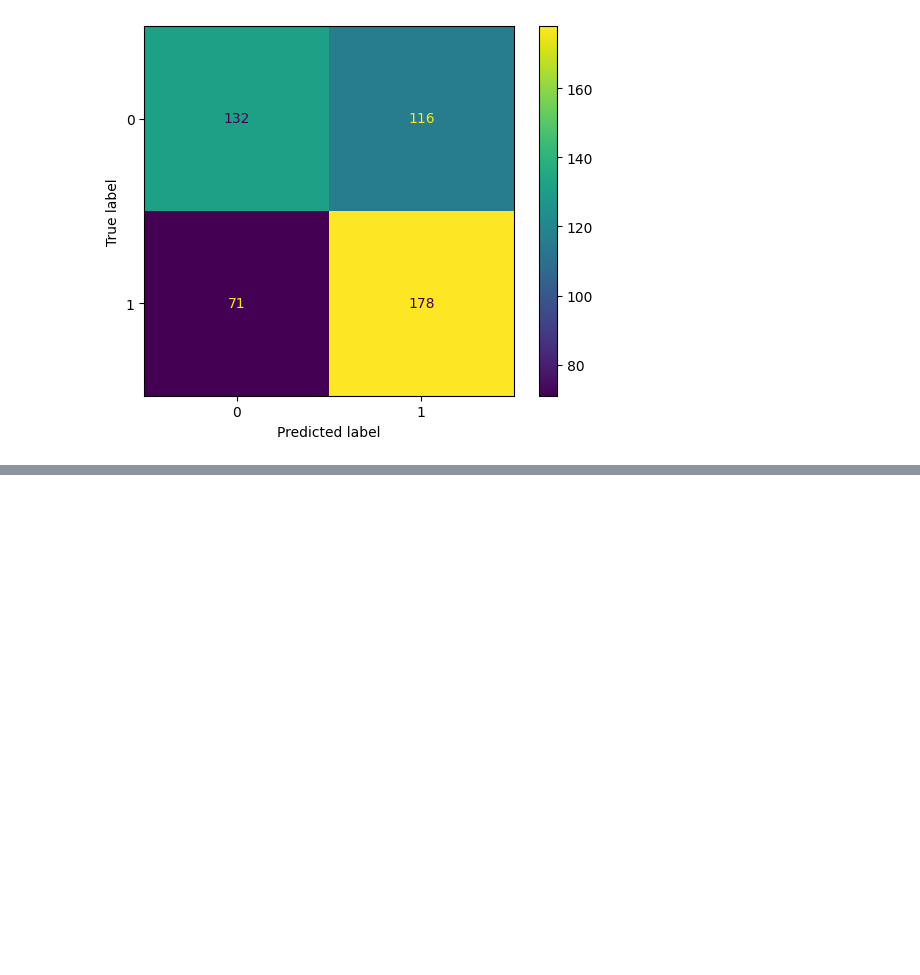
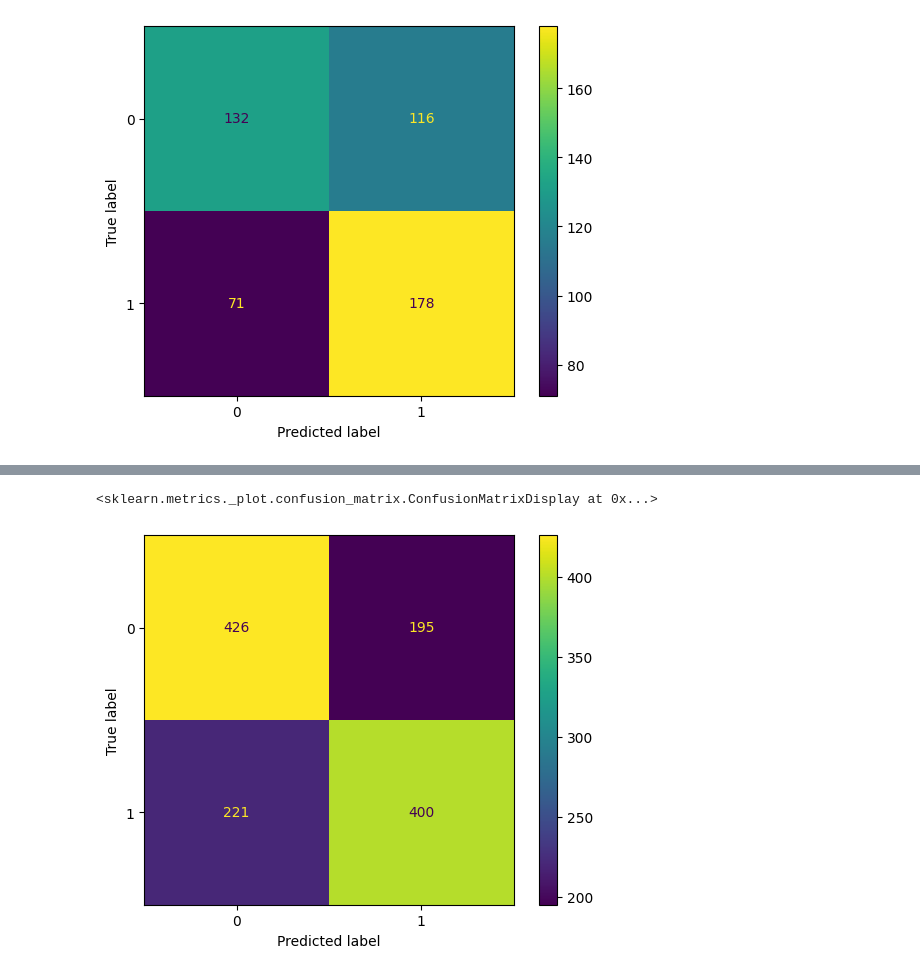
Before and after one commit to amarkules1/march_madness, a Jupyter notebook: notebooks/logistic_regression.ipynb, the cells around one changed output, grey strips where cells are left out. Saved outputs shown, nothing was run; the diff lists cells and outputs as text; code cells hidden in the pictures; blank space fills up the shorter version.

```diff
--- a/notebooks/logistic_regression.ipynb
+++ b/notebooks/logistic_regression.ipynb
@@ -121,0 +125,7 @@ sklearn.metrics.ConfusionMatrixDisplay(sklearn.metrics.confusion_matrix(test_y,
+# %%
+# and what about the logistic regression model?
+cms = proper_cross_validation(LogisticRegression(random_state=0), prediction_data_normalized, data['Win_Loss_Flag'])
+sklearn.metrics.ConfusionMatrixDisplay(cms).plot()
+# %% [output]
+<sklearn.metrics._plot.confusion_matrix.ConfusionMatrixDisplay at 0x...>
+[figure, added]
```
Also changed, not shown: parts of 12 cells of this notebook.
